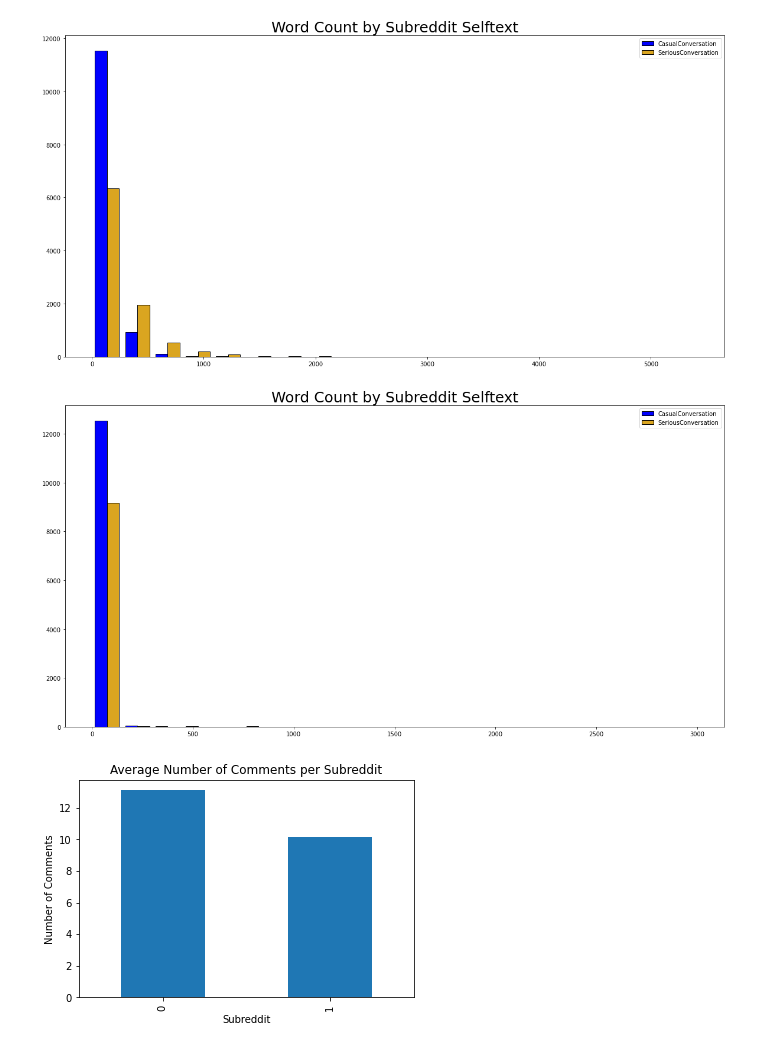
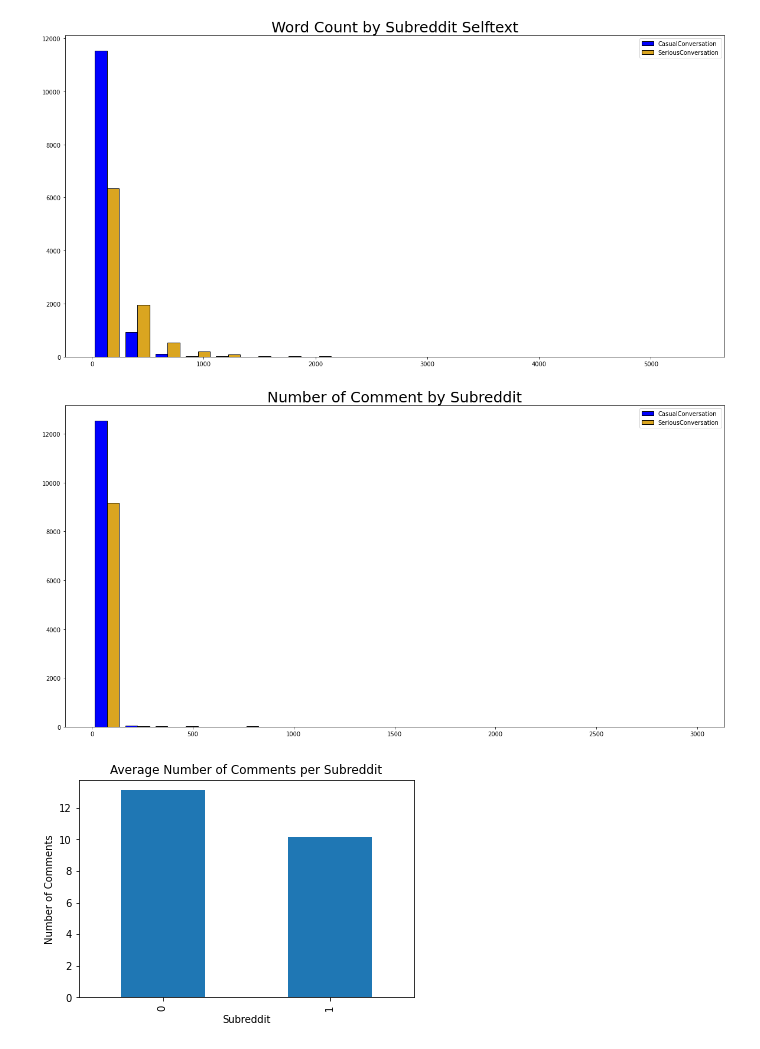
Before and after one commit to roycephillipsjr/GA_project_3_Reddit_Classification, a Jupyter notebook: 02_Data_Cleaning_EDA.ipynb, the cells around one changed output. Drawn from its saved outputs; the diff is of its cells as text; code cells hidden in the pictures.

```diff
--- a/02_Data_Cleaning_EDA.ipynb
+++ b/02_Data_Cleaning_EDA.ipynb
@@ -14,3 +18,6 @@ df_reddit = pd.read_csv('big_reddit_list.csv')
+# %%
+# Reading in the csv I created
+df_reddit = pd.read_csv('Datasets/big_reddit_list.csv')
 # %%
 df_reddit.head()
 # %% [output]
@@ -183,12 +201,12 @@ plt.legend(['CasualConversation', 'SeriousConversation']);
 # %%
 plt.figure(figsize=(20, 10))
 plt.hist([df_reddit[df_reddit['subreddit'] == 0]['num_comments'],
           df_reddit[df_reddit['subreddit'] == 1]['num_comments']],
         bins=20, color=['blue', 'goldenrod'], ec='k')
-plt.title('Word Count by Subreddit Selftext', fontsize=25)
+plt.title('Number of Comment by Subreddit', fontsize=25)
 plt.legend(['CasualConversation', 'SeriousConversation']);
 # %% [output]
-[figure, old version]
+[figure, new version]
 # %%
 df_reddit.groupby('subreddit')['num_comments'].mean().plot(kind='bar')
 plt.title('Average Number of Comments per Subreddit')
```
Also changed, not shown: parts of 15 cells of this notebook, 9 other files.
